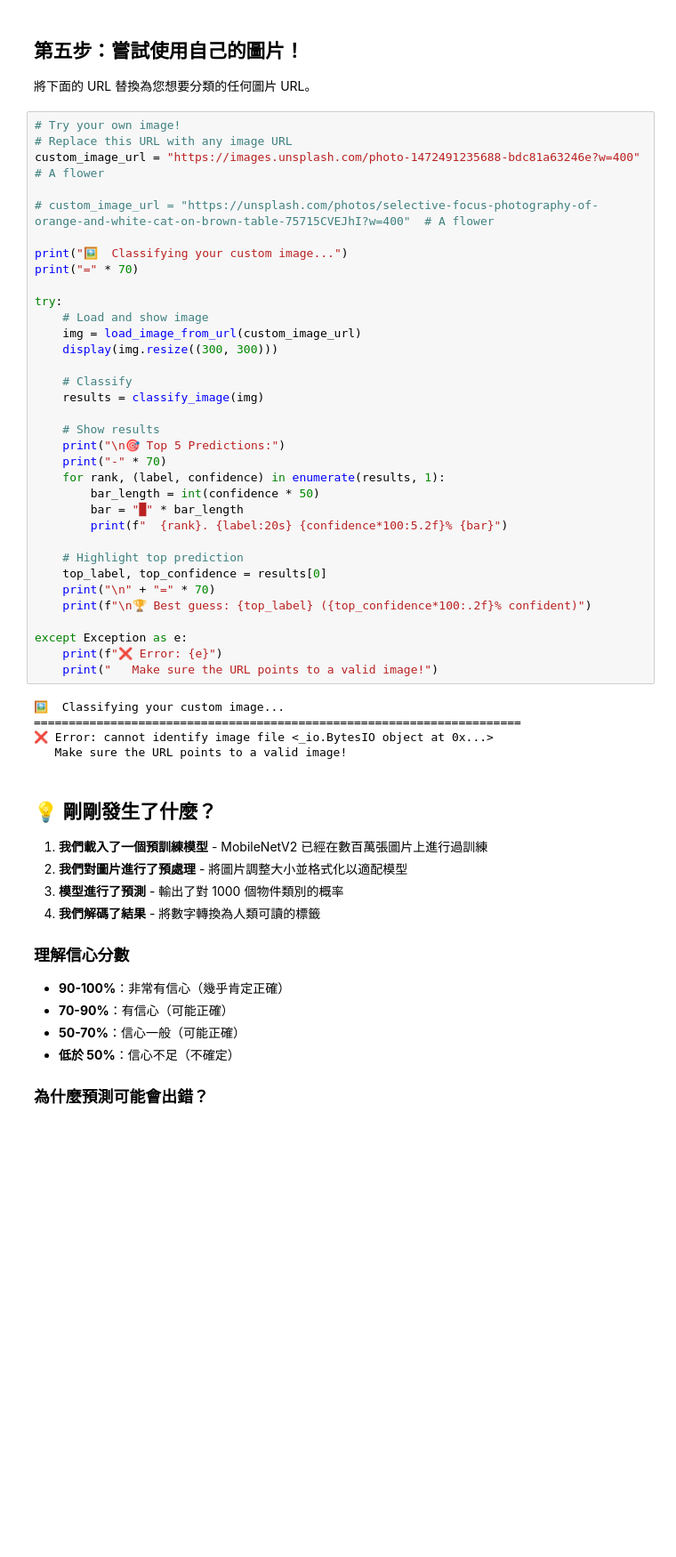
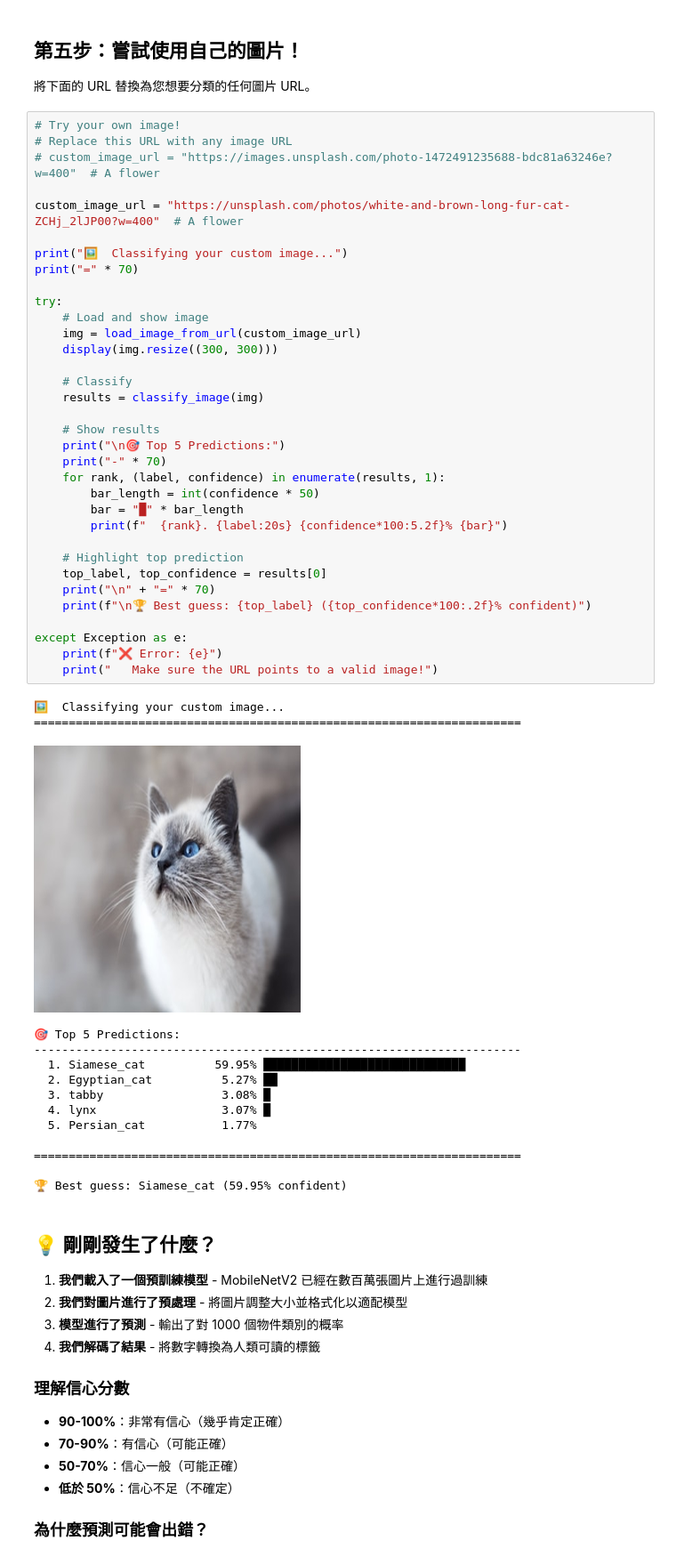
Before and after one commit to XW-ABAP/AI-For-Beginners, a Jupyter notebook: translations/zh-MO/examples/03-image-classifier.ipynb, the cells around one changed output. Shown at 89% size. Cells and saved outputs as stored; diff of their text form; blank space fills up the shorter version.

```diff
--- a/translations/zh-MO/examples/03-image-classifier.ipynb
+++ b/translations/zh-MO/examples/03-image-classifier.ipynb
@@ -238,42 +238,52 @@ Downloading data from https://storage.googleapis.com/download.tensorflow.org/dat
 # %%
 # Try your own image!
 # Replace this URL with any image URL
-custom_image_url = "https://images.unsplash.com/photo-1472491235688-bdc81a63246e?w=400"  # A flower
+# custom_image_url = "https://images.unsplash.com/photo-1472491235688-bdc81a63246e?w=400"  # A flower
 
-# custom_image_url = "https://unsplash.com/photos/selective-focus-photography-of-orange-and-white-cat-on-brown-table-75715CVEJhI?w=400"  # A flower
+custom_image_url = "https://unsplash.com/photos/white-and-brown-long-fur-cat-ZCHj_2lJP00?w=400"  # A flower
 
 print("🖼️  Classifying your custom image...")
 print("=" * 70)
 
 try:
     # Load and show image
     img = load_image_from_url(custom_image_url)
     display(img.resize((300, 300)))
 
     # Classify
     results = classify_image(img)
 
     # Show results
     print("\n🎯 Top 5 Predictions:")
     print("-" * 70)
     for rank, (label, confidence) in enumerate(results, 1):
         bar_length = int(confidence * 50)
         bar = "█" * bar_length
         print(f"  {rank}. {label:20s} {confidence*100:5.2f}% {bar}")
 
     # Highlight top prediction
     top_label, top_confidence = results[0]
     print("\n" + "=" * 70)
     print(f"\n🏆 Best guess: {top_label} ({top_confidence*100:.2f}% confident)")
 
 except Exception as e:
     print(f"❌ Error: {e}")
     print("   Make sure the URL points to a valid image!")
 # %% [output]
 🖼️  Classifying your custom image...
 ======================================================================
-❌ Error: cannot identify image file <_io.BytesIO object at 0x...>
-   Make sure the URL points to a valid image!
+[figure, added]
+🎯 Top 5 Predictions:
+----------------------------------------------------------------------
+  1. Siamese_cat          59.95% █████████████████████████████
+  2. Egyptian_cat          5.27% ██
+  3. tabby                 3.08% █
+  4. lynx                  3.07% █
+  5. Persian_cat           1.77%
+
+======================================================================
+
+🏆 Best guess: Siamese_cat (59.95% confident)
 # %% [markdown]
 ## 💡 剛剛發生了什麼？
 
```
